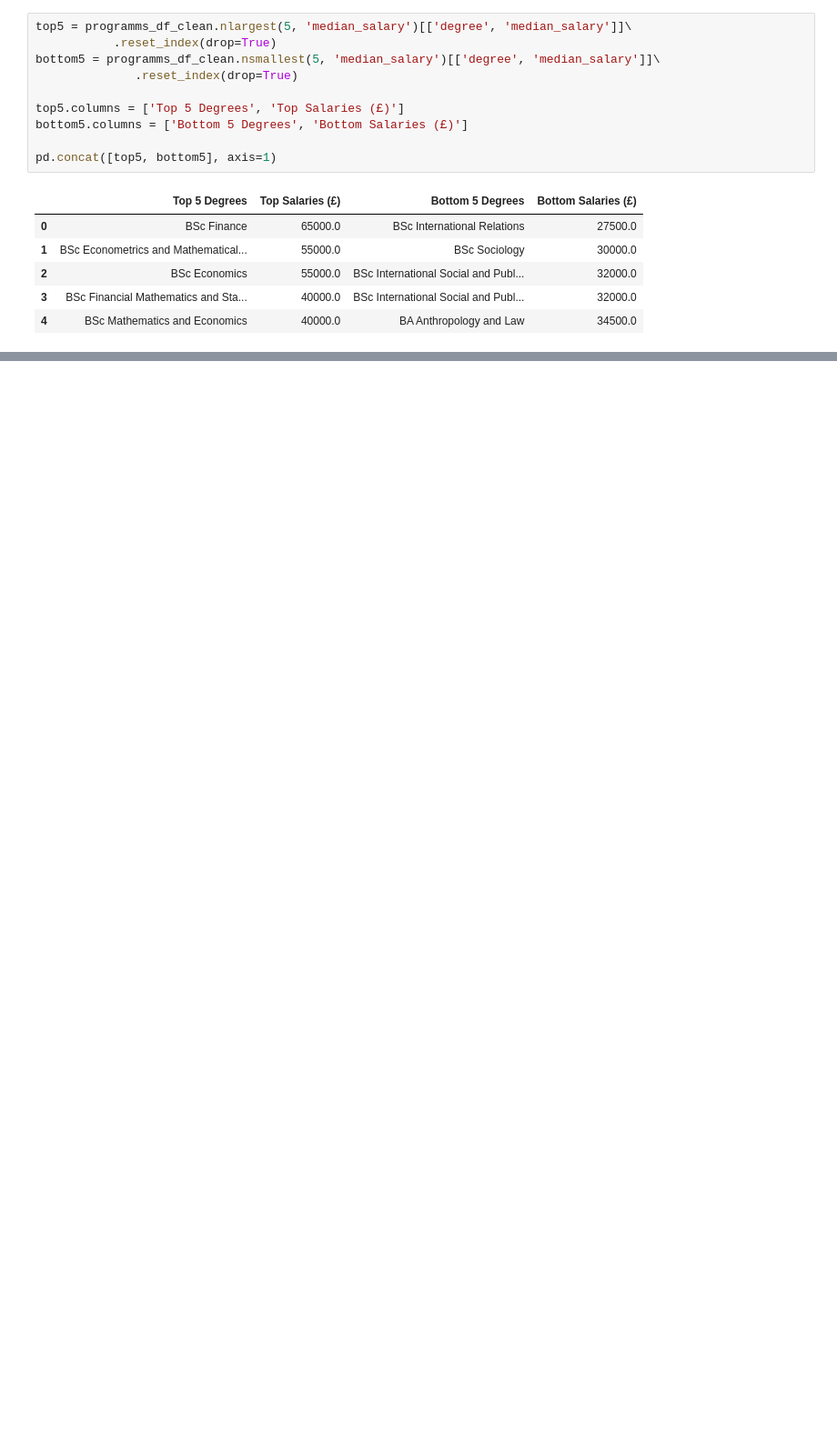
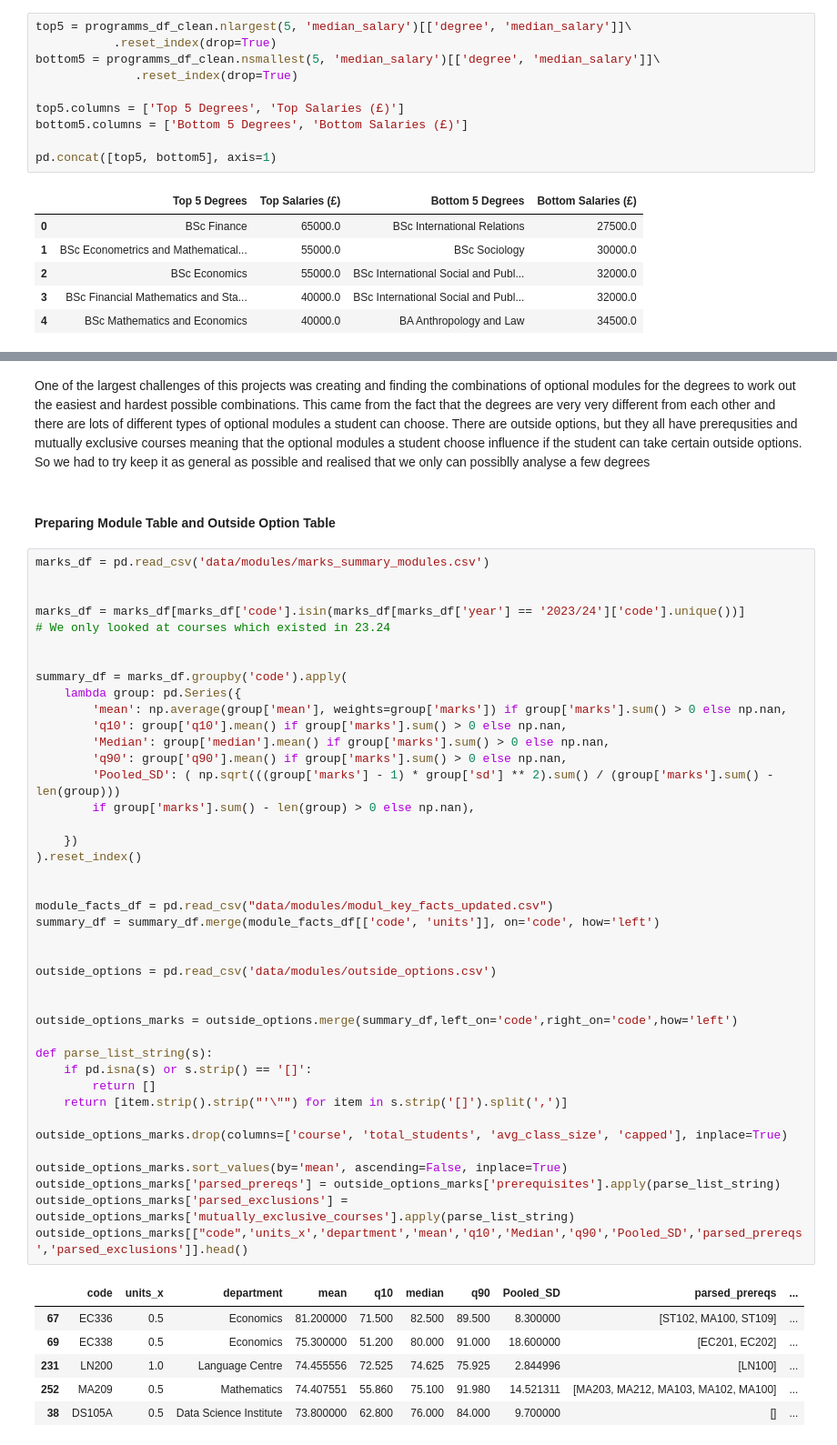
Before and after one commit to MaSe1010/project2, a Jupyter notebook: final_report.ipynb, the cells around one changed output, grey strips where cells are left out. Shown at 91% size. Drawn from its saved outputs; the diff is of its cells as text; blank space fills up the shorter version.

```diff
--- a/final_report.ipynb
+++ b/final_report.ipynb
@@ -250,0 +280,52 @@ Correlation between Acceptance Percentage and Median Salary: -0.19
+# %% [markdown]
+One of the largest challenges of this projects was creating and finding the combinations of optional modules for the degrees to work out the easiest and hardest possible combinations. This came from the fact that the degrees are very very different from each other and there are lots of different types of optional modules a student can choose. There are outside options, but they all have prerequsities and mutually exclusive courses meaning that the optional modules a student choose influence if the student can take certain outside options. So we had to try keep it as general as possible and realised that we only can possiblly analyse a few degrees
+# %% [markdown]
+#### Preparing Module Table and Outside Option Table
+# %%
+marks_df = pd.read_csv('data/modules/marks_summary_modules.csv')
+
+
+marks_df = marks_df[marks_df['code'].isin(marks_df[marks_df['year'] == '2023/24']['code'].unique())]
+# We only looked at courses which existed in 23.24
+
+
+summary_df = marks_df.groupby('code').apply(
+    lambda group: pd.Series({
+        'mean': np.average(group['mean'], weights=group['marks']) if group['marks'].sum() > 0 else np.nan,
+        'q10': group['q10'].mean() if group['marks'].sum() > 0 else np.nan,
+        'Median': group['median'].mean() if group['marks'].sum() > 0 else np.nan,
+        'q90': group['q90'].mean() if group['marks'].sum() > 0 else np.nan,
+        'Pooled_SD': ( np.sqrt(((group['marks'] - 1) * group['sd'] ** 2).sum() / (group['marks'].sum() - len(group)))
+        if group['marks'].sum() - len(group) > 0 else np.nan),
+
+    })
+).reset_index()
+
+
+module_facts_df = pd.read_csv("data/modules/modul_key_facts_updated.csv")
+summary_df = summary_df.merge(module_facts_df[['code', 'units']], on='code', how='left')
+
+
+outside_options = pd.read_csv('data/modules/outside_options.csv')
+
+
+outside_options_marks = outside_options.merge(summary_df,left_on='code',right_on='code',how='left')
+
+def parse_list_string(s):
+    if pd.isna(s) or s.strip() == '[]':
+        return []
+    return [item.strip().strip("'\"") for item in s.strip('[]').split(',')]
+
+outside_options_marks.drop(columns=['course', 'total_students', 'avg_class_size', 'capped'], inplace=True)
+
+outside_options_marks.sort_values(by='mean', ascending=False, inplace=True)
+outside_options_marks['parsed_prereqs'] = outside_options_marks['prerequisites'].apply(parse_list_string)
+outside_options_marks['parsed_exclusions'] = outside_options_marks['mutually_exclusive_courses'].apply(parse_list_string)
+outside_options_marks[["code",'units_x','department','mean','q10','Median','q90','Pooled_SD','parsed_prereqs','parsed_exclusions']].head()
+# %% [output]
+|  | code | units_x | department | mean | q10 | median | q90 | Pooled_SD | parsed_prereqs | ... |
+| 67 | EC336 | 0.5 | Economics | 81.200000 | 71.500 | 82.500 | 89.500 | 8.300000 | [ST102, MA100, ST109] | ... |
+| 69 | EC338 | 0.5 | Economics | 75.300000 | 51.200 | 80.000 | 91.000 | 18.600000 | [EC201, EC202] | ... |
+| 231 | LN200 | 1.0 | Language Centre | 74.455556 | 72.525 | 74.625 | 75.925 | 2.844996 | [LN100] | ... |
+| 252 | MA209 | 0.5 | Mathematics | 74.407551 | 55.860 | 75.100 | 91.980 | 14.521311 | [MA203, MA212, MA103, MA102, MA100] | ... |
+| 38 | DS105A | 0.5 | Data Science Institute | 73.800000 | 62.800 | 76.000 | 84.000 | 9.700000 | [] | ... |
```
Also changed, not shown: parts of 66 cells of this notebook, 1 other file.
